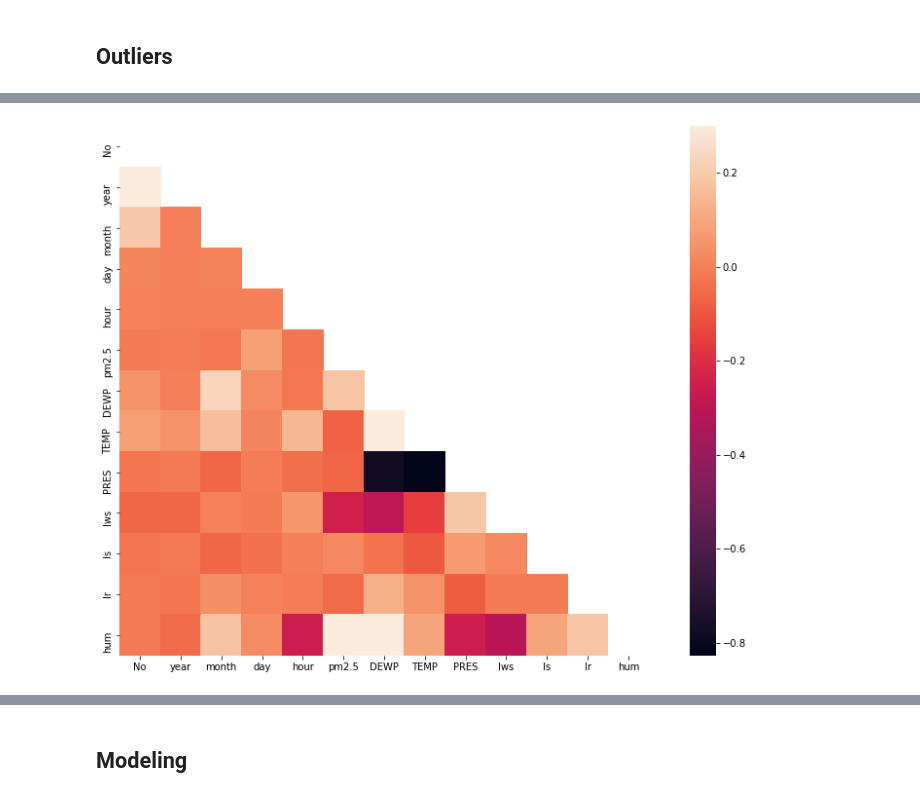
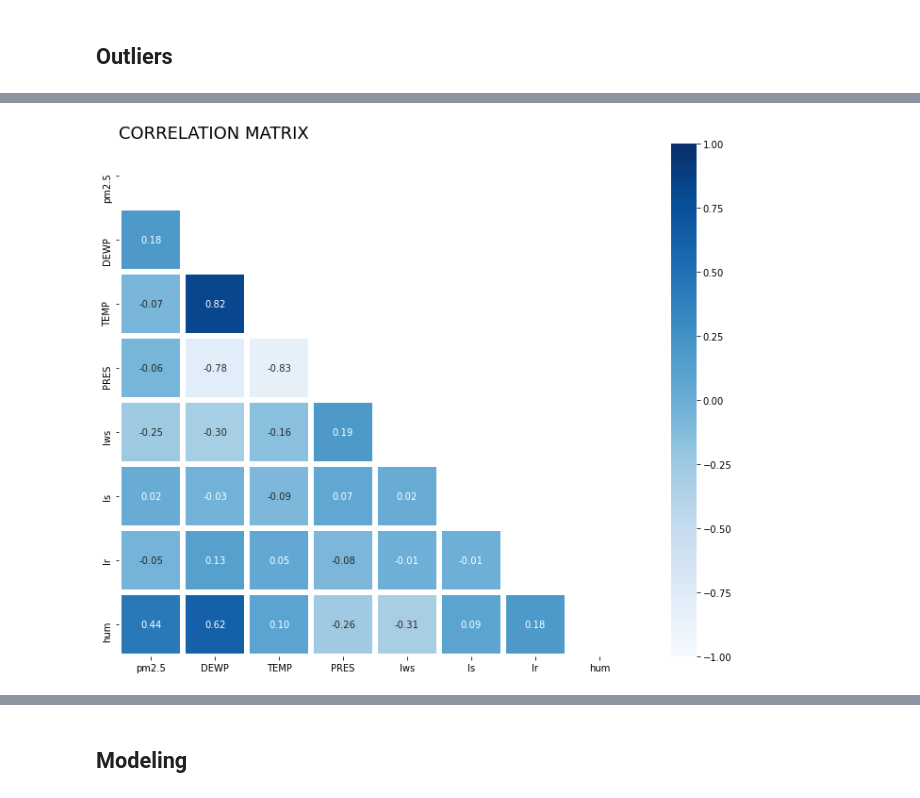
Before and after one commit to tuanio/pollution_prediction, a Jupyter notebook: code.ipynb, the cells around one changed output, grey strips where cells are left out. Drawn from its saved outputs; the diff is of its cells as text; code cells hidden in the pictures.

```diff
--- a/code.ipynb
+++ b/code.ipynb
@@ -105,9 +79,13 @@ df.corr()
+# %%
+need_viz = ['pm2.5', 'DEWP', 'TEMP', 'PRES', 'cbwd', 'Iws', 'Is', 'Ir', 'hum']
 # %%
 import seaborn as sns
-data = df.corr()
+data = df[need_viz].corr()
 mask = np.zeros_like(data)
 mask[np.triu_indices_from(mask)] = True
 
-ax = sns.heatmap(data, mask=mask, vmax=.3, square=True)
+ax = sns.heatmap(data, mask=mask, annot=True, fmt='.2f', linewidth=5, cmap='Blues', vmin=-1, vmax=1, square=True)
+plt.title('CORRELATION MATRIX', loc='left', fontsize=18)
+plt.show()
 # %% [output]
-[figure, old version]
+[figure, new version]
```
Also changed, not shown: parts of 47 cells of this notebook.
